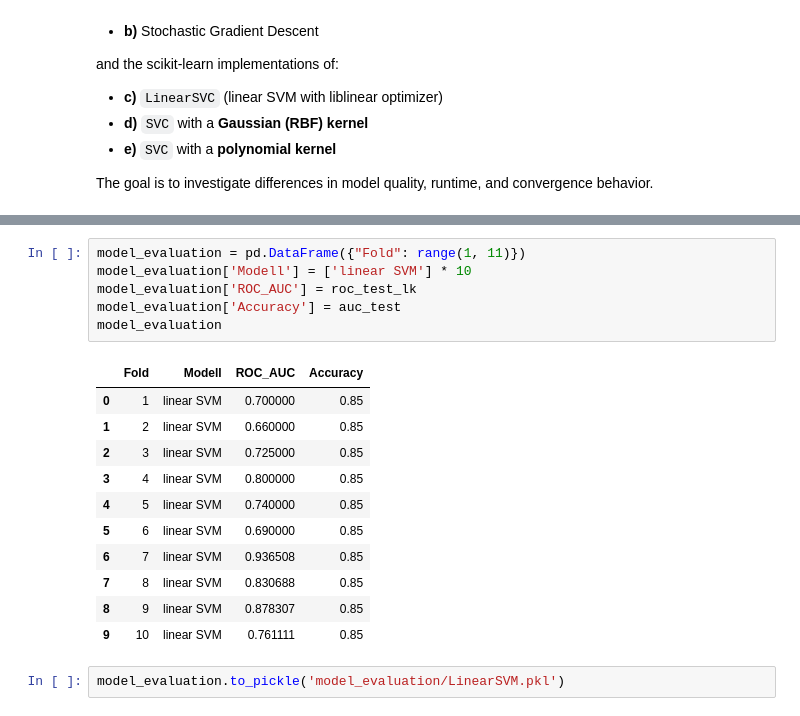
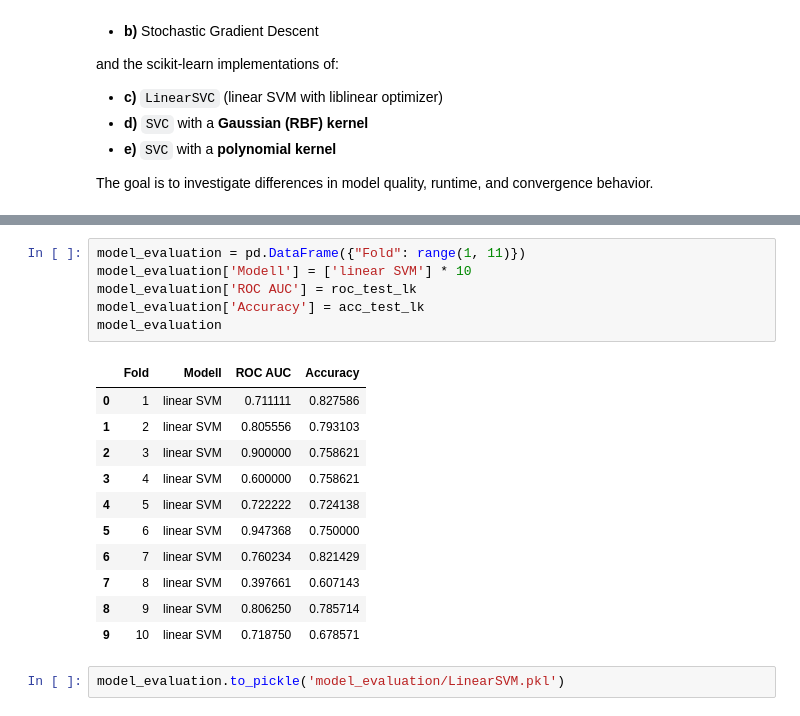
Before and after one commit to FelixFritz02/MasterKL, a Jupyter notebook: AI Numerics/Data Challenge/SVM.ipynb, the cells around one changed output, grey strips where cells are left out. Cells and saved outputs as stored; diff of their text form.

```diff
--- a/AI Numerics/Data Challenge/SVM.ipynb
+++ b/AI Numerics/Data Challenge/SVM.ipynb
@@ -403,20 +402,20 @@ Laufzeiten: [0.16234183311462402, 0.13475680351257324, 0.14683079719543457, 0.17
 # %%
 model_evaluation = pd.DataFrame({"Fold": range(1, 11)})
 model_evaluation['Modell'] = ['linear SVM'] * 10
-model_evaluation['ROC_AUC'] = roc_test_lk
-model_evaluation['Accuracy'] = auc_test
+model_evaluation['ROC AUC'] = roc_test_lk
+model_evaluation['Accuracy'] = acc_test_lk
 model_evaluation
 # %% [output]
-|  | Fold | Modell | ROC_AUC | Accuracy |
-| 0 | 1 | linear SVM | 0.700000 | 0.85 |
-| 1 | 2 | linear SVM | 0.660000 | 0.85 |
-| 2 | 3 | linear SVM | 0.725000 | 0.85 |
-| 3 | 4 | linear SVM | 0.800000 | 0.85 |
-| 4 | 5 | linear SVM | 0.740000 | 0.85 |
-| 5 | 6 | linear SVM | 0.690000 | 0.85 |
-| 6 | 7 | linear SVM | 0.936508 | 0.85 |
-| 7 | 8 | linear SVM | 0.830688 | 0.85 |
-| 8 | 9 | linear SVM | 0.878307 | 0.85 |
-| 9 | 10 | linear SVM | 0.761111 | 0.85 |
+|  | Fold | Modell | ROC AUC | Accuracy |
+| 0 | 1 | linear SVM | 0.711111 | 0.827586 |
+| 1 | 2 | linear SVM | 0.805556 | 0.793103 |
+| 2 | 3 | linear SVM | 0.900000 | 0.758621 |
+| 3 | 4 | linear SVM | 0.600000 | 0.758621 |
+| 4 | 5 | linear SVM | 0.722222 | 0.724138 |
+| 5 | 6 | linear SVM | 0.947368 | 0.750000 |
+| 6 | 7 | linear SVM | 0.760234 | 0.821429 |
+| 7 | 8 | linear SVM | 0.397661 | 0.607143 |
+| 8 | 9 | linear SVM | 0.806250 | 0.785714 |
+| 9 | 10 | linear SVM | 0.718750 | 0.678571 |
 # %%
 model_evaluation.to_pickle('model_evaluation/LinearSVM.pkl')
```
Also changed, not shown: parts of 4 cells of this notebook, 5 other files.
